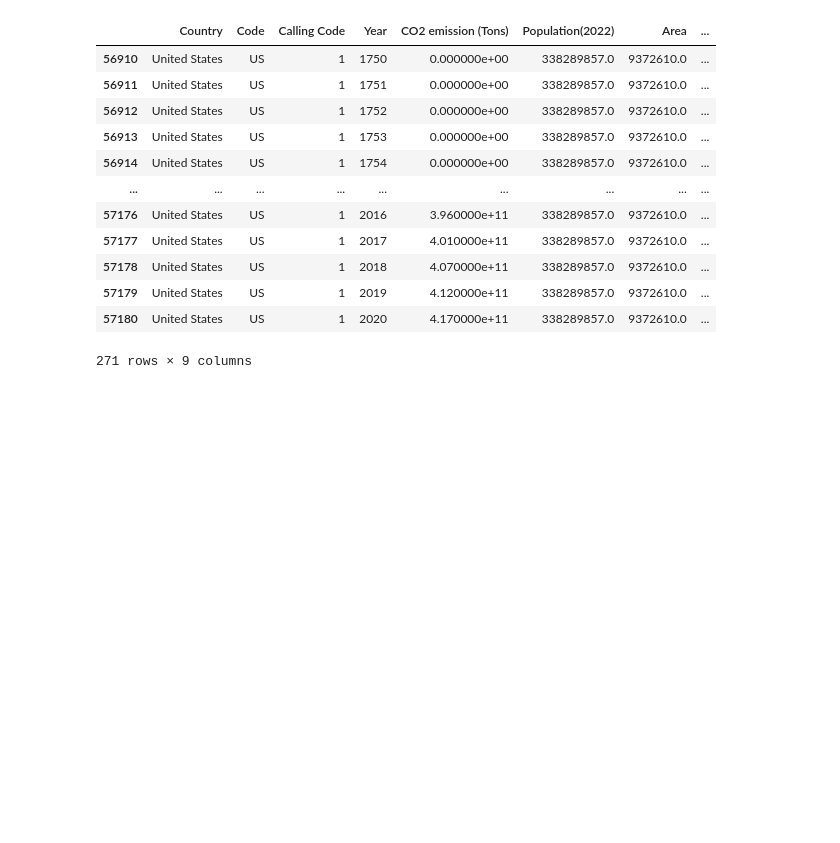
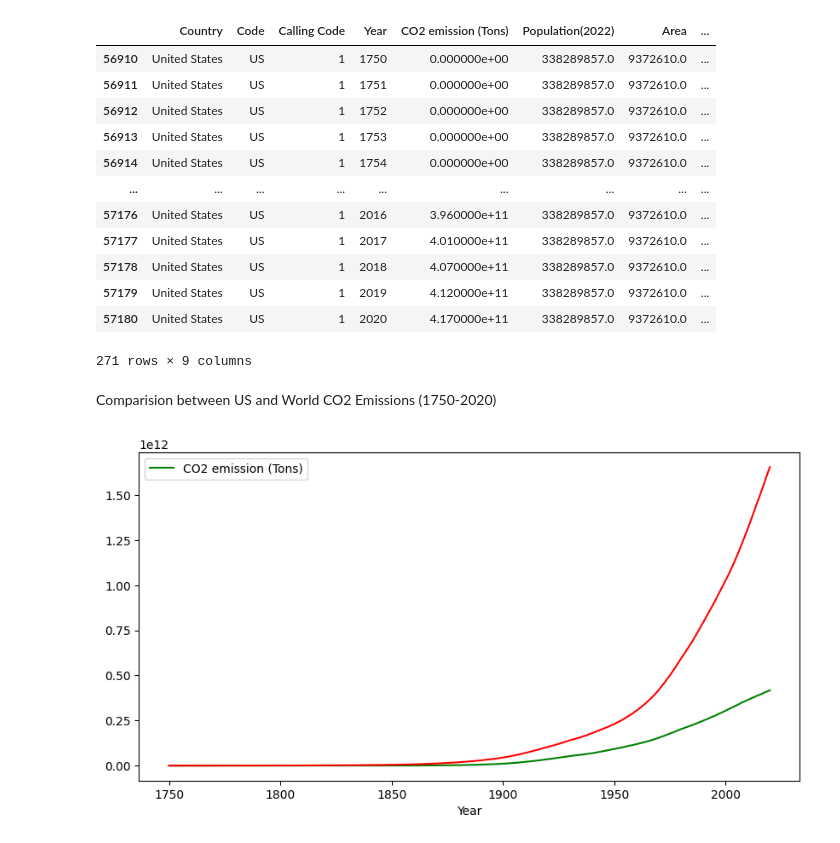
Before and after one commit to DanielBrechner/World-CO2-Emissions-Analysis, a Jupyter notebook: app.ipynb, the cells around one changed output. Saved outputs shown, nothing was run; the diff lists cells and outputs as text; code cells hidden in the pictures; blank space fills up the shorter version.

Commit message:
us plot

```diff
--- a/app.ipynb
+++ b/app.ipynb
@@ -101,3 +101,10 @@ usa_data
 | 57179 | United States | US | 1 | 2019 | 4.120000e+11 | 338289857.0 | 9372610.0 | ... |
 | 57180 | United States | US | 1 | 2020 | 4.170000e+11 | 338289857.0 | 9372610.0 | ... |
 271 rows × 9 columns
+# %% [markdown]
+Comparision between US and World CO2 Emissions (1750-2020)
+# %%
+usa_data.plot(x = 'Year', y = 'CO2 emission (Tons)',figsize=(10,5), color = 'green');
+df.groupby('Year')['CO2 emission (Tons)'].sum().plot(figsize=(10,5), color = 'red');
+# %% [output]
+[figure, added]
```
